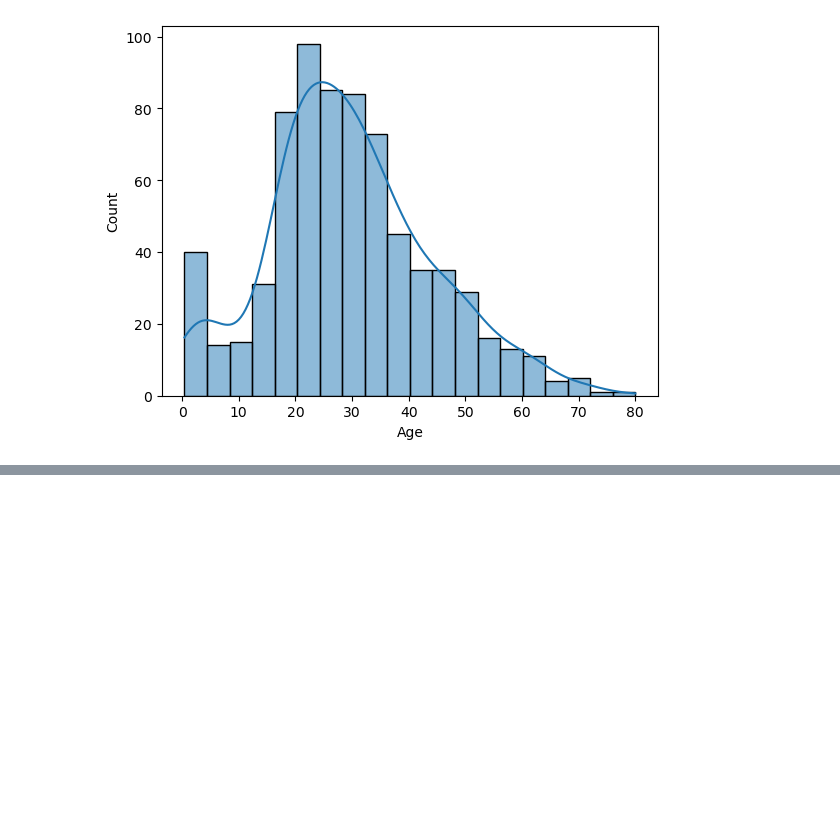
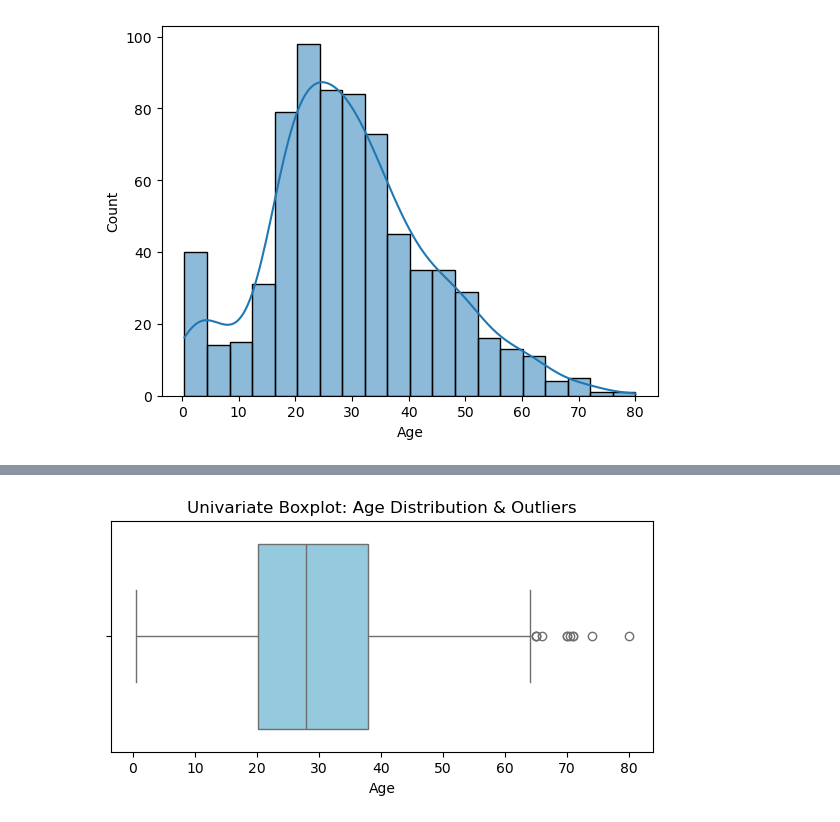
Before and after one commit to tsrinu9997/ml, a Jupyter notebook: eda/univariate-analysis.ipynb, the cells around one changed output, grey strips where cells are left out. Drawn from its saved outputs; the diff is of its cells as text; code cells hidden in the pictures; blank space fills up the shorter version.

Commit message:
Add core Seaborn plot types, advanced EDA documentation, and test scripts

```diff
--- a/eda/univariate-analysis.ipynb
+++ b/eda/univariate-analysis.ipynb
@@ -78,0 +90,8 @@ sns.histplot(df['Age'], kde=True)
+# %%
+plt.figure(figsize=(7, 3))
+sns.boxplot(x=df['Age'], color='skyblue')
+plt.title('Univariate Boxplot: Age Distribution & Outliers')
+plt.xlabel('Age')
+plt.show()
+# %% [output]
+[figure, added]
```
Also changed, not shown: parts of 46 cells of this notebook, 20 other files.
